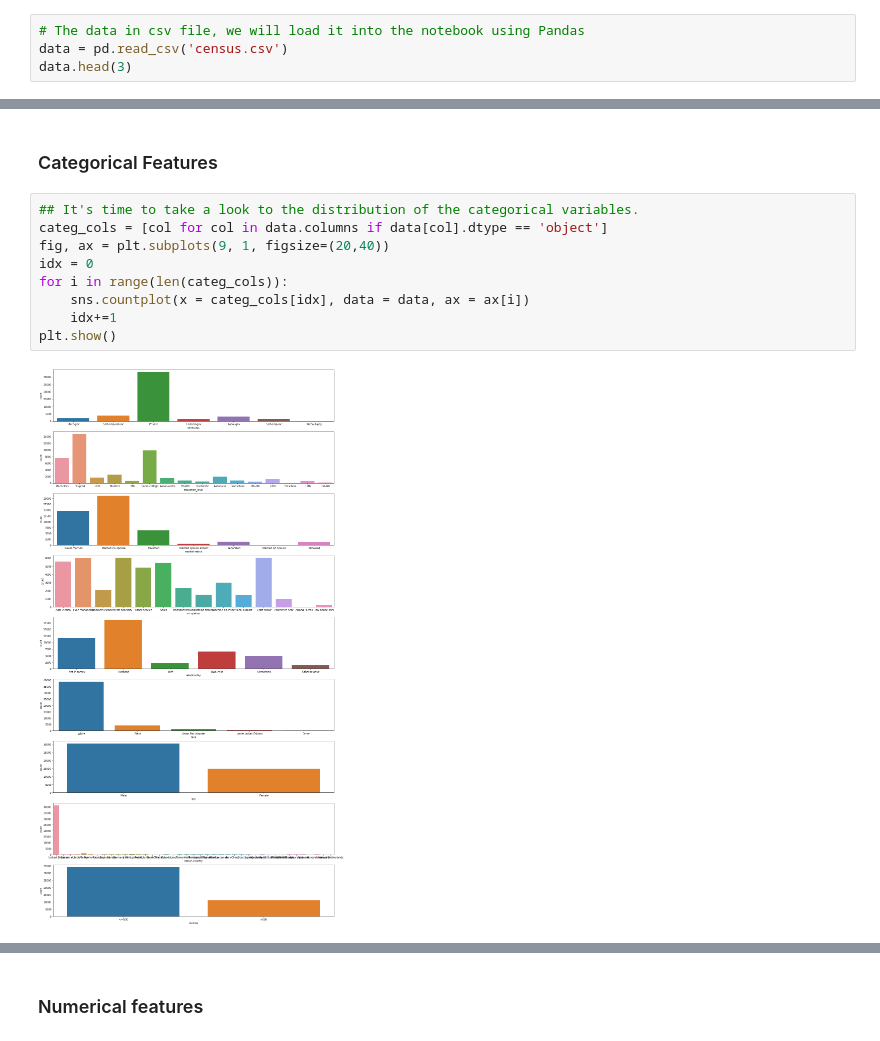
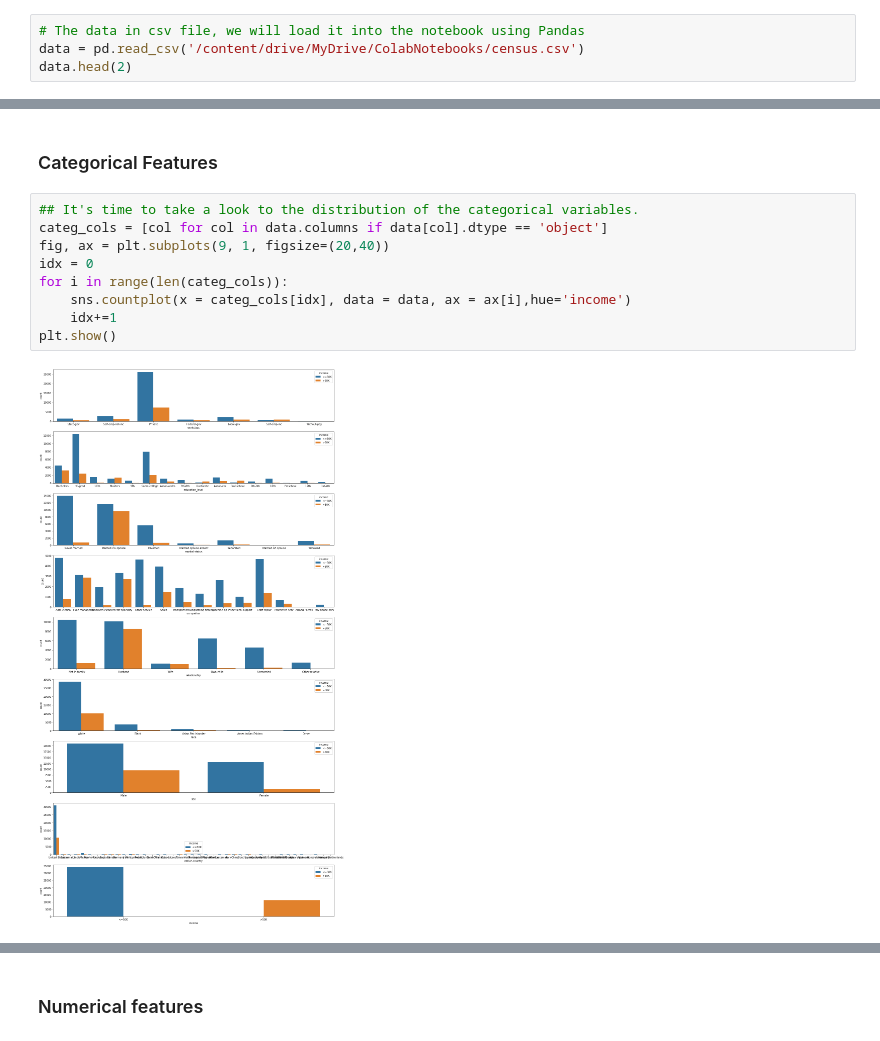
Before and after one commit to abdullah2297/Finding_donors, a Jupyter notebook: Charity_ML.ipynb, the cells around one changed output, grey strips where cells are left out. Cells and saved outputs as stored; diff of their text form.

```diff
--- a/Charity_ML.ipynb
+++ b/Charity_ML.ipynb
@@ -25,8 +25,8 @@ Drive already mounted at /content/drive; to attempt to forcibly remount, call dr
 ## Load Data
 # %%
 # The data in csv file, we will load it into the notebook using Pandas
-data = pd.read_csv('census.csv')
-data.head(3)
+data = pd.read_csv('/content/drive/MyDrive/ColabNotebooks/census.csv')
+data.head(2)
 # %% [output]
 |  | age | workclass | education_level | education-num | marital-status | occupation | relationship | race | ... |
 | 0 | 39 | State-gov | Bachelors | 13.0 | Never-married | Adm-clerical | Not-in-family | White | ... |
@@ -123,11 +122,11 @@ unique()
 # %%
 ## It's time to take a look to the distribution of the categorical variables.
 categ_cols = [col for col in data.columns if data[col].dtype == 'object']
 fig, ax = plt.subplots(9, 1, figsize=(20,40))
 idx = 0
 for i in range(len(categ_cols)):
-    sns.countplot(x = categ_cols[idx], data = data, ax = ax[i])
+    sns.countplot(x = categ_cols[idx], data = data, ax = ax[i],hue='income')
     idx+=1
 plt.show()
 # %% [output]
-[figure, old version]
+[figure, new version]
```
Also changed, not shown: parts of 33 cells of this notebook, 2 other files.
